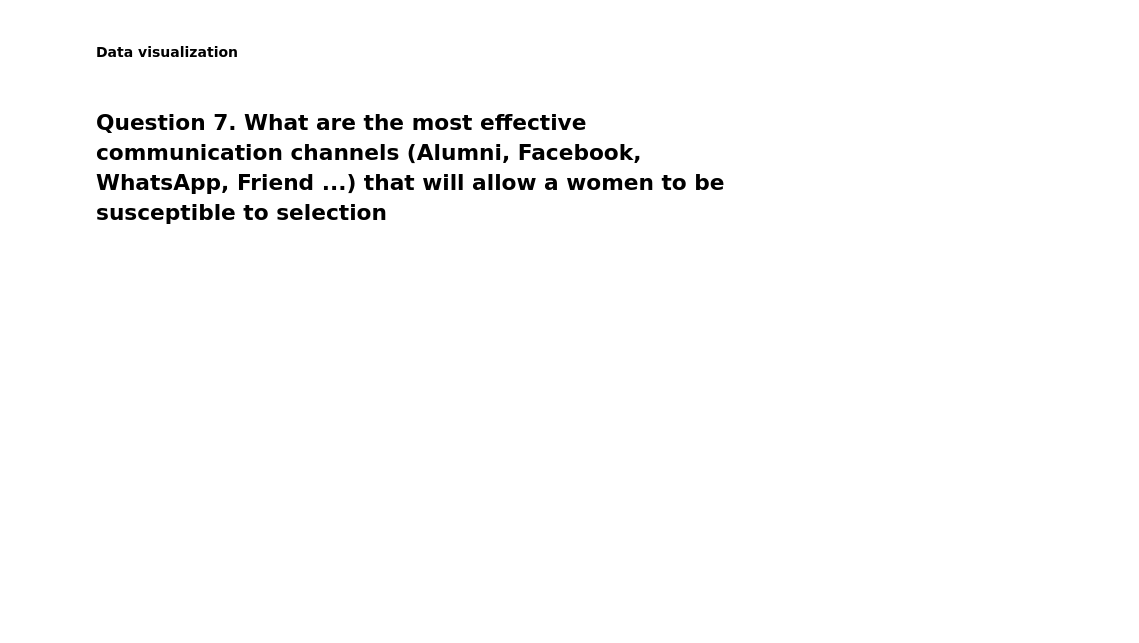
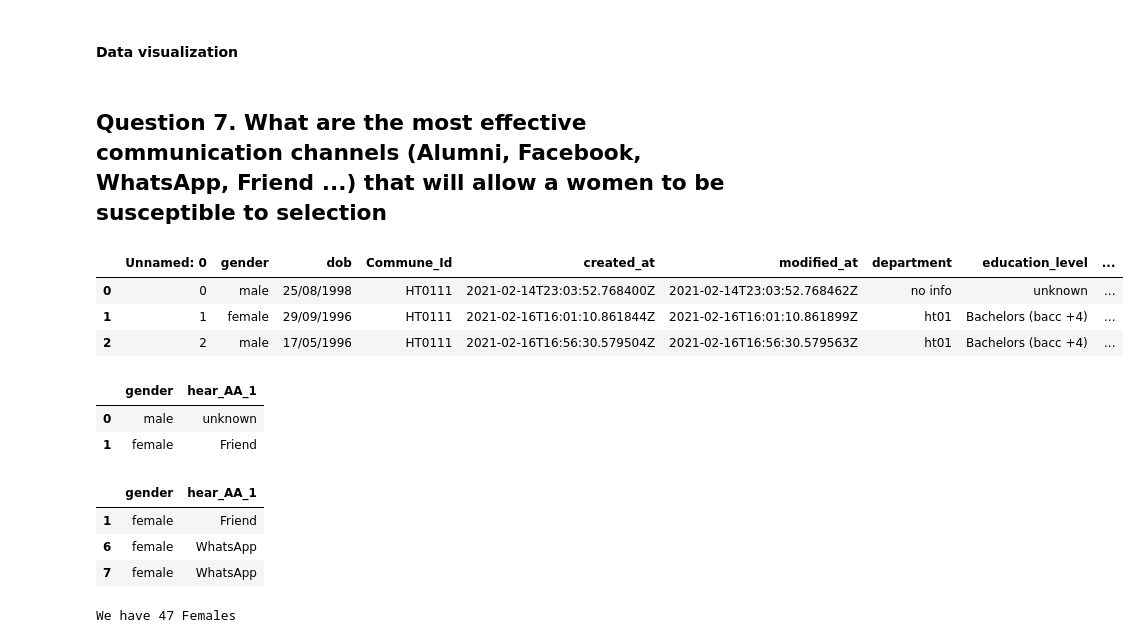
Before and after one commit to kesnel/Project-Data-Processing, a Jupyter notebook: data.ipynb, the cells around one changed output. Cells and saved outputs as stored; diff of their text form; code cells hidden in the pictures; blank space fills up the shorter version.

```diff
--- a/data.ipynb
+++ b/data.ipynb
@@ -605,3 +622,11 @@ print("",results.value_counts().sum(),"students with a laptop, and an internet c
 #### Data visualization
 # %% [markdown]
 ## Question 7. What are the most effective communication channels (Alumni, Facebook, WhatsApp, Friend ...) that will allow a women to be susceptible to selection
+# %%
+# Let's check our questions dataframe to see what columns we are going to work on
+clean_quest_df.head(3)
+# %% [output]
+|  | Unnamed: 0 | gender | dob | Commune_Id | created_at | modified_at | department | education_level | ... |
+| 0 | 0 | male | 25/08/1998 | HT0111 | 2021-02-14T23:03:52.768400Z | 2021-02-14T23:03:52.768462Z | no info | unknown | ... |
+| 1 | 1 | female | 29/09/1996 | HT0111 | 2021-02-16T16:01:10.861844Z | 2021-02-16T16:01:10.861899Z | ht01 | Bachelors (bacc +4) | ... |
+| 2 | 2 | male | 17/05/1996 | HT0111 | 2021-02-16T16:56:30.579504Z | 2021-02-16T16:56:30.579563Z | ht01 | Bachelors (bacc +4) | ... |
@@ -607,0 +636,22 @@ print("",results.value_counts().sum(),"students with a laptop, and an internet c
+# %%
+# Display our new DF
+new_df_channels.head(2)
+# %% [output]
+|  | gender | hear_AA_1 |
+| 0 | male | unknown |
+| 1 | female | Friend |
+# %%
+# Display only Females to see their most effective communication channels
+only_females_df_channels = new_df_channels.loc[(new_df_channels["gender"] == "female")]
+only_females_df_channels.head(3)
+# %% [output]
+|  | gender | hear_AA_1 |
+| 1 | female | Friend |
+| 6 | female | WhatsApp |
+| 7 | female | WhatsApp |
+# %%
+# Overview our new dataframe
+row,col = only_females_df_channels.shape
+print("We have", row, "Females")
+# %% [output]
+We have 47 Females
```
Also changed, not shown: parts of 12 cells of this notebook.
